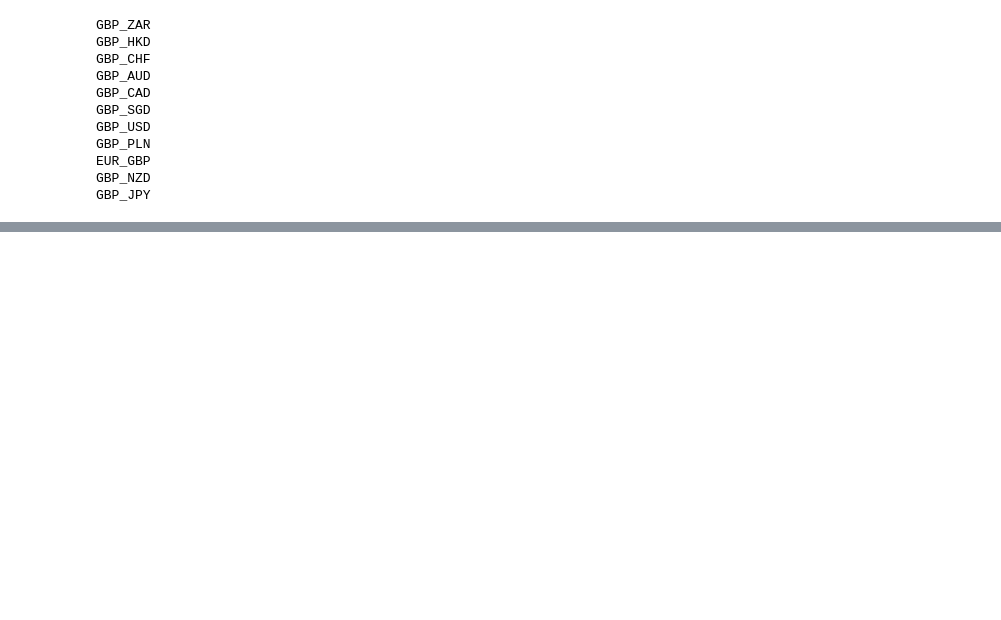
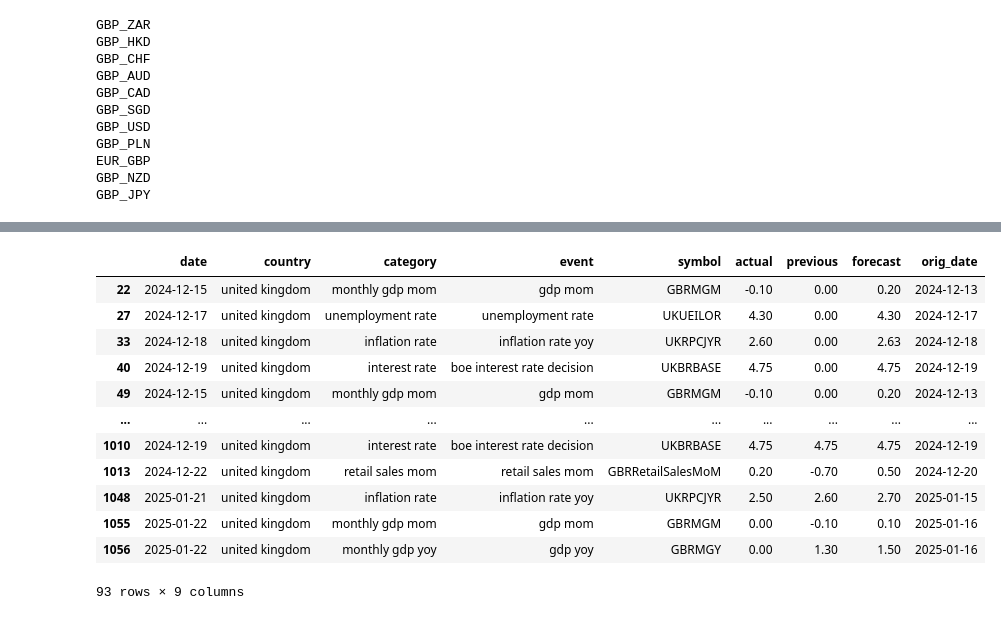
Before and after one commit to DevCielo/trading, a Jupyter notebook: exploration/Calendar_Data.ipynb, the cells around one changed output, grey strips where cells are left out. Cells and saved outputs as stored; diff of their text form; code cells hidden in the pictures; blank space fills up the shorter version.

```diff
--- a/exploration/Calendar_Data.ipynb
+++ b/exploration/Calendar_Data.ipynb
@@ -102,4 +118,4 @@ calendar_data_df = pd.DataFrame.from_dict(calendar_data)
 # %%
 calendar_data_df.date = calendar_data_df.date.dt.date
 # %%
-calendar_data_df_uk = calendar_data_df[calendar_data_df.country == 'united kingdom']
+calendar_data_df_uk = calendar_data_df[calendar_data_df.country == 'united kingdom'].copy()
@@ -119,0 +200,16 @@ calendar_data_df_uk = calendar_data_df[calendar_data_df.country == 'united kingd
+# %%
+calendar_data_df_uk
+# %% [output]
+|  | date | country | category | event | symbol | actual | previous | forecast | orig_date |
+| 22 | 2024-12-15 | united kingdom | monthly gdp mom | gdp mom | GBRMGM | -0.10 | 0.00 | 0.20 | 2024-12-13 |
+| 27 | 2024-12-17 | united kingdom | unemployment rate | unemployment rate | UKUEILOR | 4.30 | 0.00 | 4.30 | 2024-12-17 |
+| 33 | 2024-12-18 | united kingdom | inflation rate | inflation rate yoy | UKRPCJYR | 2.60 | 0.00 | 2.63 | 2024-12-18 |
+| 40 | 2024-12-19 | united kingdom | interest rate | boe interest rate decision | UKBRBASE | 4.75 | 0.00 | 4.75 | 2024-12-19 |
+| 49 | 2024-12-15 | united kingdom | monthly gdp mom | gdp mom | GBRMGM | -0.10 | 0.00 | 0.20 | 2024-12-13 |
+| ... | ... | ... | ... | ... | ... | ... | ... | ... | ... |
+| 1010 | 2024-12-19 | united kingdom | interest rate | boe interest rate decision | UKBRBASE | 4.75 | 4.75 | 4.75 | 2024-12-19 |
+| 1013 | 2024-12-22 | united kingdom | retail sales mom | retail sales mom | GBRRetailSalesMoM | 0.20 | -0.70 | 0.50 | 2024-12-20 |
+| 1048 | 2025-01-21 | united kingdom | inflation rate | inflation rate yoy | UKRPCJYR | 2.50 | 2.60 | 2.70 | 2025-01-15 |
+| 1055 | 2025-01-22 | united kingdom | monthly gdp mom | gdp mom | GBRMGM | 0.00 | -0.10 | 0.10 | 2025-01-16 |
+| 1056 | 2025-01-22 | united kingdom | monthly gdp yoy | gdp yoy | GBRMGY | 0.00 | 1.30 | 1.50 | 2025-01-16 |
+93 rows × 9 columns
```
Also changed, not shown: parts of 21 cells of this notebook, 1 other file.
